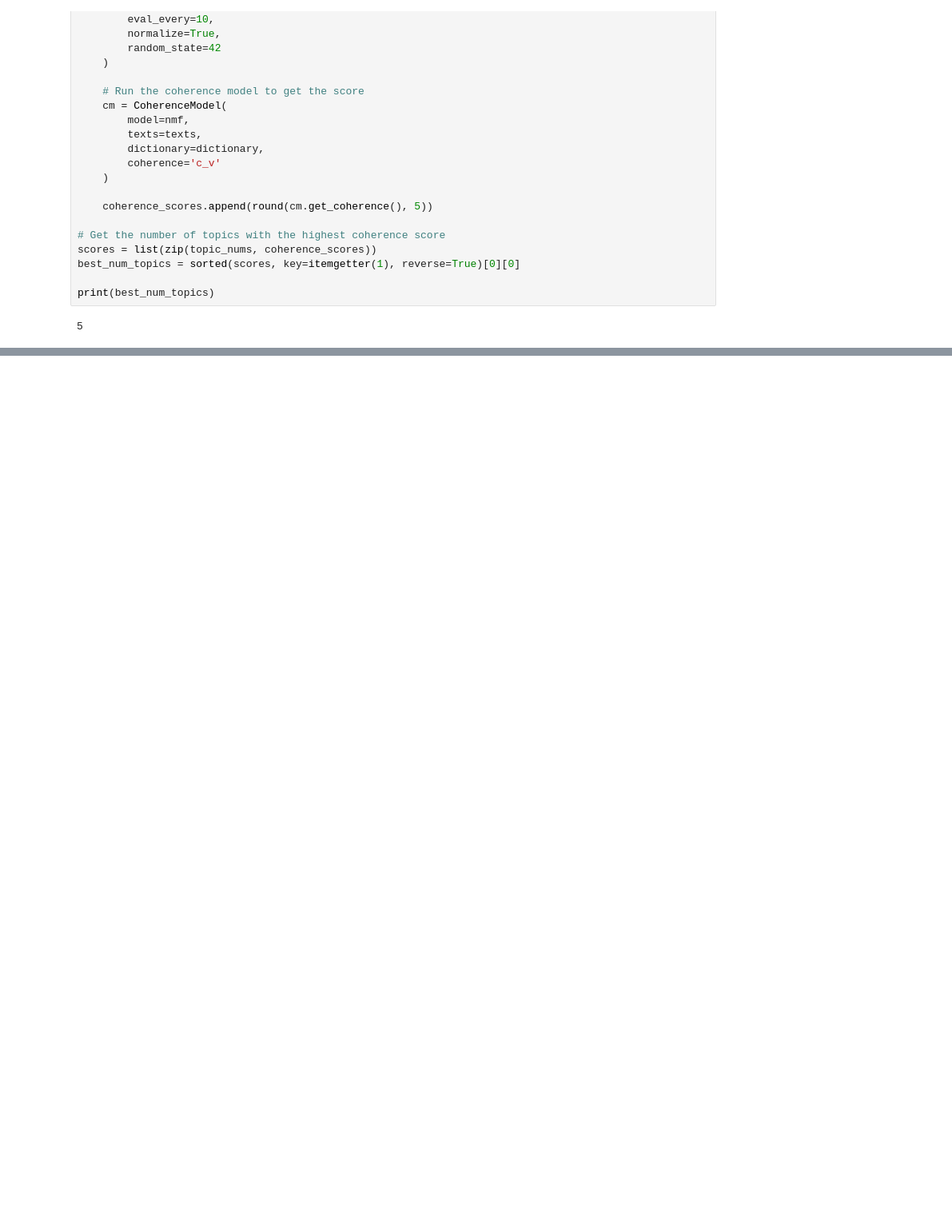
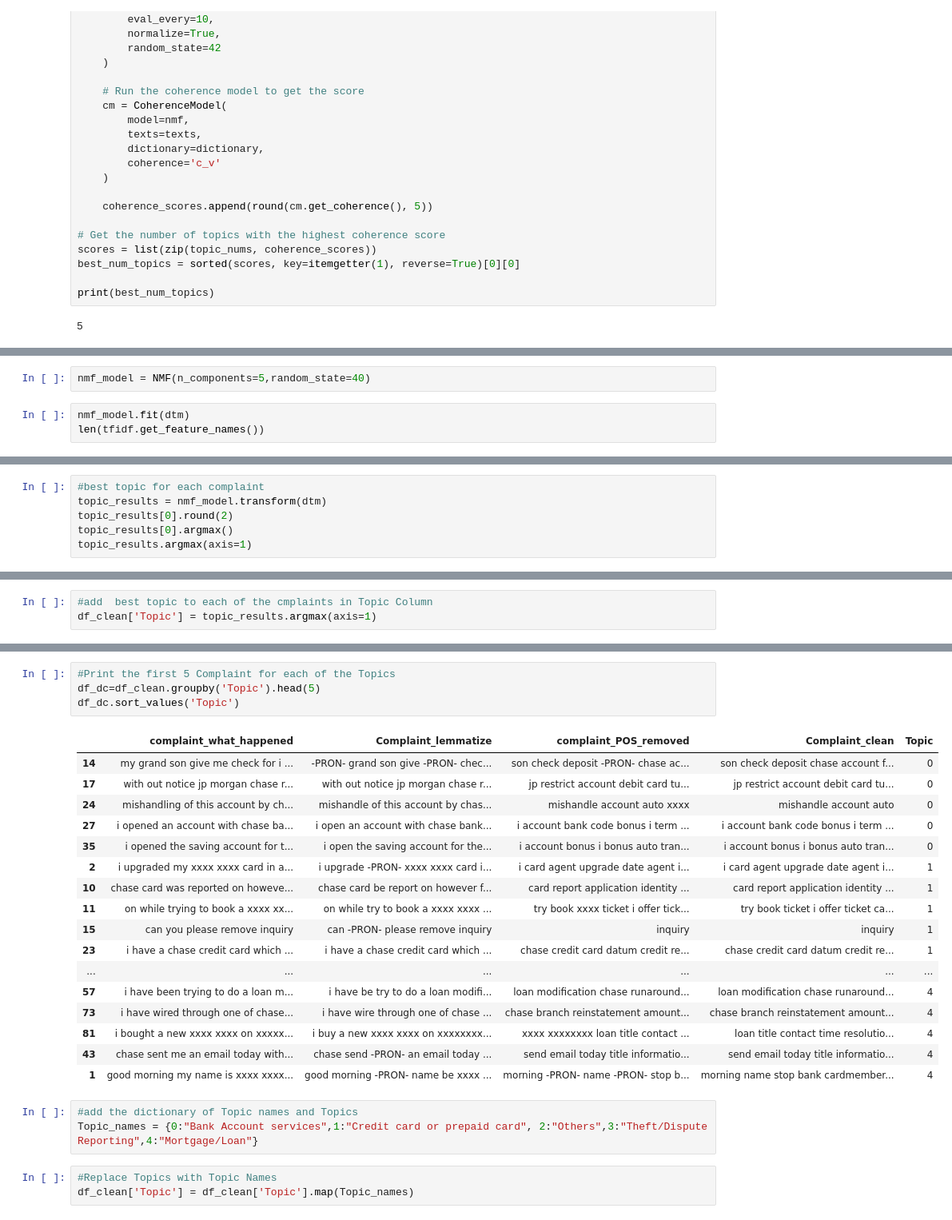
Before and after one commit to chaturvediajay/NLP, a Jupyter notebook: Automatic_Ticket_Classification.ipynb, the cells around one changed output, grey strips where cells are left out. Shown at 80% size. Saved outputs shown, nothing was run; the diff lists cells and outputs as text; blank space fills up the shorter version.

```diff
--- a/Automatic_Ticket_Classification.ipynb
+++ b/Automatic_Ticket_Classification.ipynb
@@ -514,0 +517,5 @@ print(best_num_topics)
+# %%
+nmf_model = NMF(n_components=5,random_state=40)
+# %%
+nmf_model.fit(dtm)
+len(tfidf.get_feature_names())
@@ -514,0 +567,6 @@ print(best_num_topics)
+# %%
+#best topic for each complaint
+topic_results = nmf_model.transform(dtm)
+topic_results[0].round(2)
+topic_results[0].argmax()
+topic_results.argmax(axis=1)
@@ -514,0 +575,3 @@ print(best_num_topics)
+# %%
+#add  best topic to each of the cmplaints in Topic Column
+df_clean['Topic'] = topic_results.argmax(axis=1)
@@ -514,0 +587,28 @@ print(best_num_topics)
+# %%
+#Print the first 5 Complaint for each of the Topics
+df_dc=df_clean.groupby('Topic').head(5)
+df_dc.sort_values('Topic')
+# %% [output]
+|  | complaint_what_happened | Complaint_lemmatize | complaint_POS_removed | Complaint_clean | Topic |
+| 14 | my grand son give me check for i ... | -PRON- grand son give -PRON- chec... | son check deposit -PRON- chase ac... | son check deposit chase account f... | 0 |
+| 17 | with out notice jp morgan chase r... | with out notice jp morgan chase r... | jp restrict account debit card tu... | jp restrict account debit card tu... | 0 |
+| 24 | mishandling of this account by ch... | mishandle of this account by chas... | mishandle account auto xxxx | mishandle account auto | 0 |
+| 27 | i opened an account with chase ba... | i open an account with chase bank... | i account bank code bonus i term ... | i account bank code bonus i term ... | 0 |
+| 35 | i opened the saving account for t... | i open the saving account for the... | i account bonus i bonus auto tran... | i account bonus i bonus auto tran... | 0 |
+| 2 | i upgraded my xxxx xxxx card in a... | i upgrade -PRON- xxxx xxxx card i... | i card agent upgrade date agent i... | i card agent upgrade date agent i... | 1 |
+| 10 | chase card was reported on howeve... | chase card be report on however f... | card report application identity ... | card report application identity ... | 1 |
+| 11 | on while trying to book a xxxx xx... | on while try to book a xxxx xxxx ... | try book xxxx ticket i offer tick... | try book ticket i offer ticket ca... | 1 |
+| 15 | can you please remove inquiry | can -PRON- please remove inquiry | inquiry | inquiry | 1 |
+| 23 | i have a chase credit card which ... | i have a chase credit card which ... | chase credit card datum credit re... | chase credit card datum credit re... | 1 |
+| ... | ... | ... | ... | ... | ... |
+| 57 | i have been trying to do a loan m... | i have be try to do a loan modifi... | loan modification chase runaround... | loan modification chase runaround... | 4 |
+| 73 | i have wired through one of chase... | i have wire through one of chase ... | chase branch reinstatement amount... | chase branch reinstatement amount... | 4 |
+| 81 | i bought a new xxxx xxxx on xxxxx... | i buy a new xxxx xxxx on xxxxxxxx... | xxxx xxxxxxxx loan title contact ... | loan title contact time resolutio... | 4 |
+| 43 | chase sent me an email today with... | chase send -PRON- an email today ... | send email today title informatio... | send email today title informatio... | 4 |
+| 1 | good morning my name is xxxx xxxx... | good morning -PRON- name be xxxx ... | morning -PRON- name -PRON- stop b... | morning name stop bank cardmember... | 4 |
+# %%
+#add the dictionary of Topic names and Topics
+Topic_names = {0:"Bank Account services",1:"Credit card or prepaid card", 2:"Others",3:"Theft/Dispute Reporting",4:"Mortgage/Loan"}
+# %%
+#Replace Topics with Topic Names
+df_clean['Topic'] = df_clean['Topic'].map(Topic_names)
```
Also changed, not shown: parts of 32 cells of this notebook.
